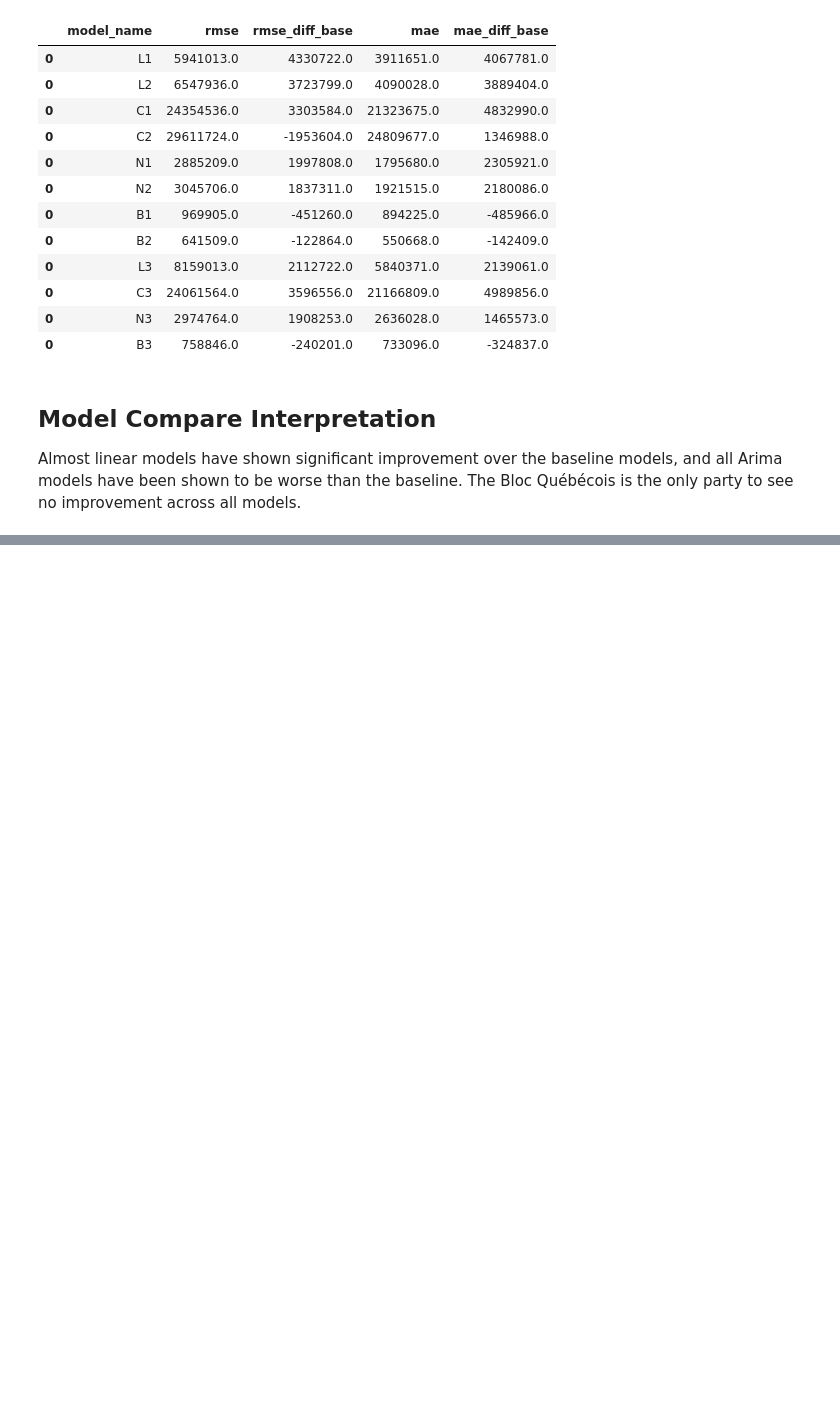
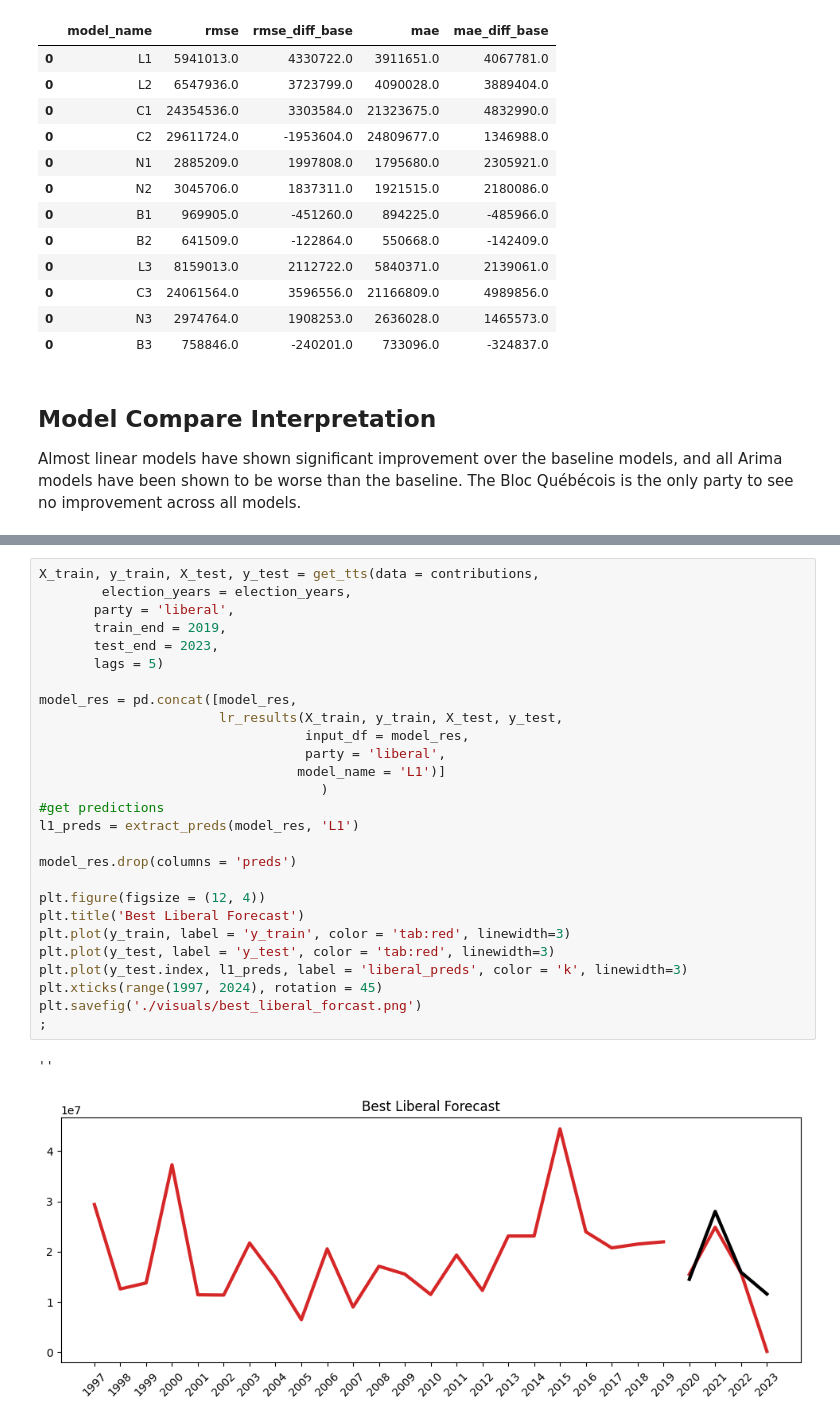
Before and after one commit to WillowTurcot/contribution_forcasting, a Jupyter notebook: 04_modeling.ipynb, the cells around one changed output, grey strips where cells are left out. Saved outputs shown, nothing was run; the diff lists cells and outputs as text; blank space fills up the shorter version.

```diff
--- a/04_modeling.ipynb
+++ b/04_modeling.ipynb
@@ -755,0 +785,30 @@ Almost linear models have shown significant improvement over the baseline models
+# %%
+X_train, y_train, X_test, y_test = get_tts(data = contributions,
+        election_years = election_years,
+       party = 'liberal',
+       train_end = 2019,
+       test_end = 2023,
+       lags = 5)
+
+model_res = pd.concat([model_res,
+                       lr_results(X_train, y_train, X_test, y_test,
+                                  input_df = model_res,
+                                  party = 'liberal',
+                                 model_name = 'L1')]
+                                    )
+#get predictions
+l1_preds = extract_preds(model_res, 'L1')
+
+model_res.drop(columns = 'preds')
+
+plt.figure(figsize = (12, 4))
+plt.title('Best Liberal Forecast')
+plt.plot(y_train, label = 'y_train', color = 'tab:red', linewidth=3)
+plt.plot(y_test, label = 'y_test', color = 'tab:red', linewidth=3)
+plt.plot(y_test.index, l1_preds, label = 'liberal_preds', color = 'k', linewidth=3)
+plt.xticks(range(1997, 2024), rotation = 45)
+plt.savefig('./visuals/best_liberal_forcast.png')
+;
+# %% [output]
+''
+[figure, added]
```
Also changed, not shown: parts of 8 cells of this notebook, 10 other files.
